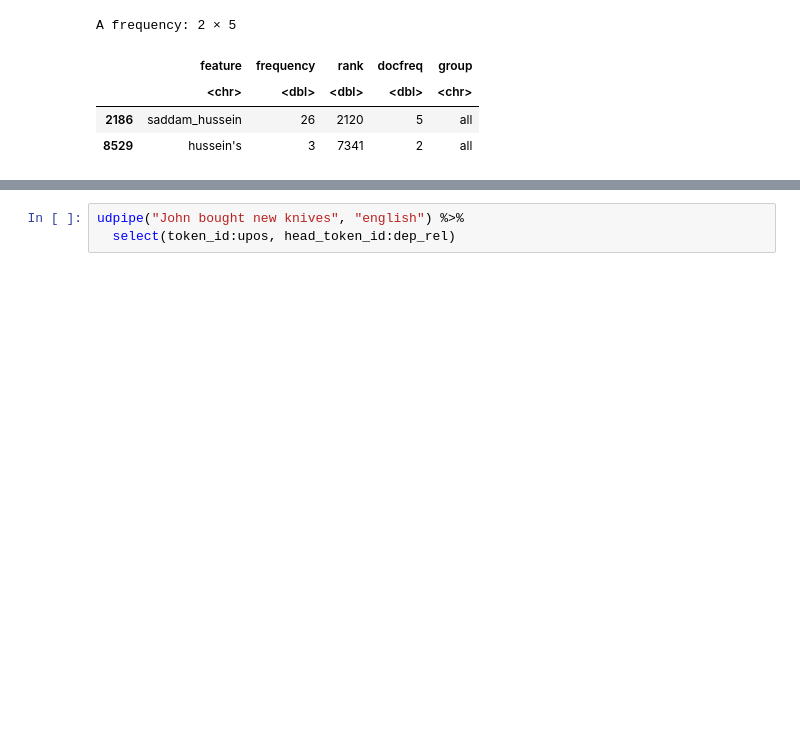
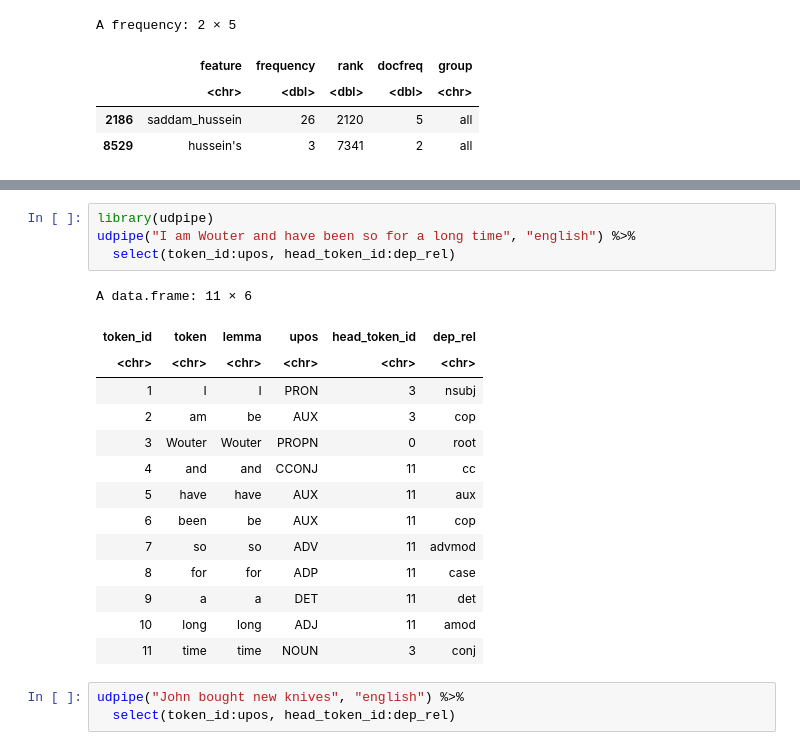
Before and after one commit to ccs-amsterdam/ccsbook, a Jupyter notebook: chapter10/dtm_r.ipynb, the cells around one changed output, grey strips where cells are left out. Saved outputs shown, nothing was run; the diff lists cells and outputs as text; blank space fills up the shorter version.

```diff
--- a/chapter10/dtm_r.ipynb
+++ b/chapter10/dtm_r.ipynb
@@ -367,3 +355,22 @@ A frequency: 2 × 5
+# %%
+library(udpipe)
+udpipe("I am Wouter and have been so for a long time", "english") %>%
+  select(token_id:upos, head_token_id:dep_rel)
+# %% [output]
+A data.frame: 11 × 6
+| token_id | token | lemma | upos | head_token_id | dep_rel |
+| <chr> | <chr> | <chr> | <chr> | <chr> | <chr> |
+| 1 | I | I | PRON | 3 | nsubj |
+| 2 | am | be | AUX | 3 | cop |
+| 3 | Wouter | Wouter | PROPN | 0 | root |
+| 4 | and | and | CCONJ | 11 | cc |
+| 5 | have | have | AUX | 11 | aux |
+| 6 | been | be | AUX | 11 | cop |
+| 7 | so | so | ADV | 11 | advmod |
+| 8 | for | for | ADP | 11 | case |
+| 9 | a | a | DET | 11 | det |
+| 10 | long | long | ADJ | 11 | amod |
+| 11 | time | time | NOUN | 3 | conj |
 # %%
 udpipe("John bought new knives", "english") %>%
   select(token_id:upos, head_token_id:dep_rel)
```
Also changed, not shown: parts of 8 cells of this notebook, 1 other file.
